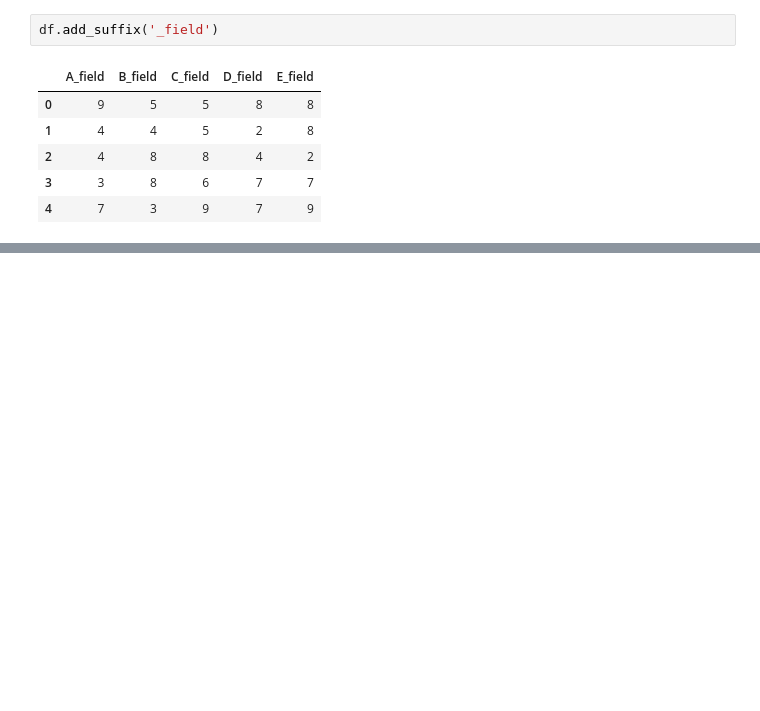
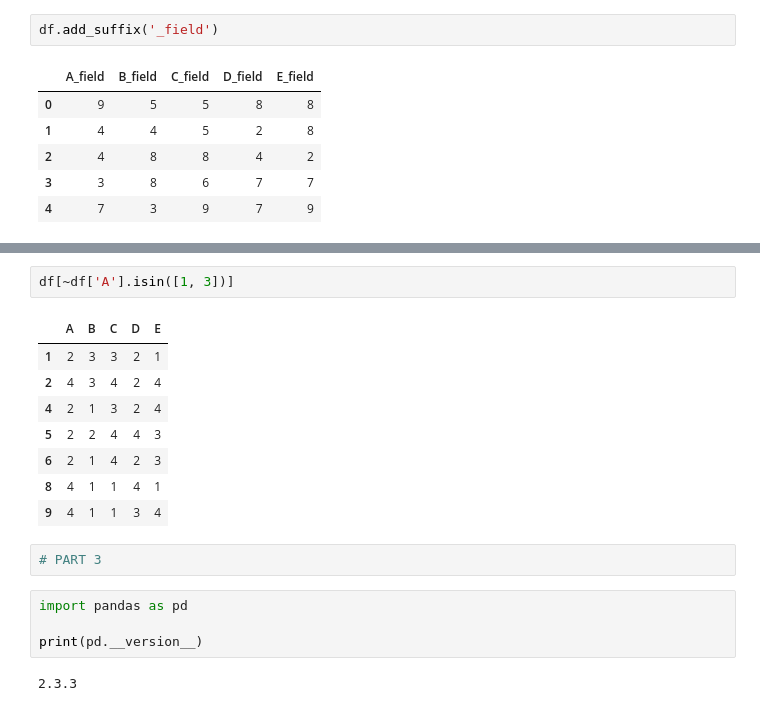
Before and after one commit to jhosuakhariseliom/Pandas-Joka, a Jupyter notebook: 01_Prefix_Suffix_dataframe.ipynb, the cells around one changed output, grey strips where cells are left out. Saved outputs shown, nothing was run; the diff lists cells and outputs as text; blank space fills up the shorter version.

```diff
--- a/01_Prefix_Suffix_dataframe.ipynb
+++ b/01_Prefix_Suffix_dataframe.ipynb
@@ -46,0 +94,19 @@ df.add_suffix('_field')
+# %%
+df[~df['A'].isin([1, 3])]
+# %% [output]
+|  | A | B | C | D | E |
+| 1 | 2 | 3 | 3 | 2 | 1 |
+| 2 | 4 | 3 | 4 | 2 | 4 |
+| 4 | 2 | 1 | 3 | 2 | 4 |
+| 5 | 2 | 2 | 4 | 4 | 3 |
+| 6 | 2 | 1 | 4 | 2 | 3 |
+| 8 | 4 | 1 | 1 | 4 | 1 |
+| 9 | 4 | 1 | 1 | 3 | 4 |
+# %%
+# PART 3
+# %%
+import pandas as pd
+
+print(pd.__version__)
+# %% [output]
+2.3.3
```
Also changed, not shown: parts of 20 cells of this notebook.
